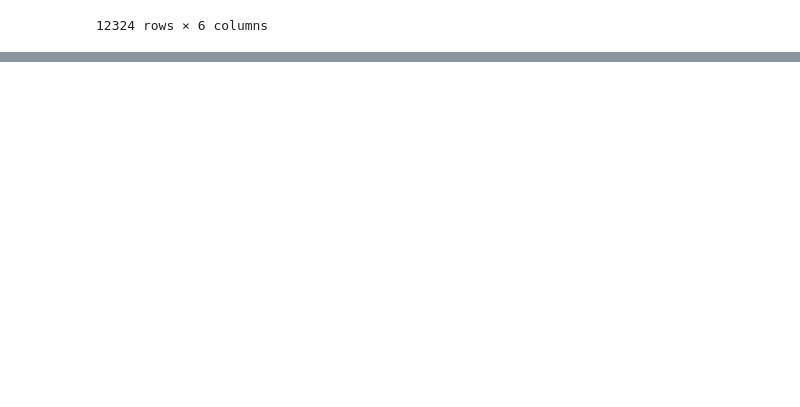
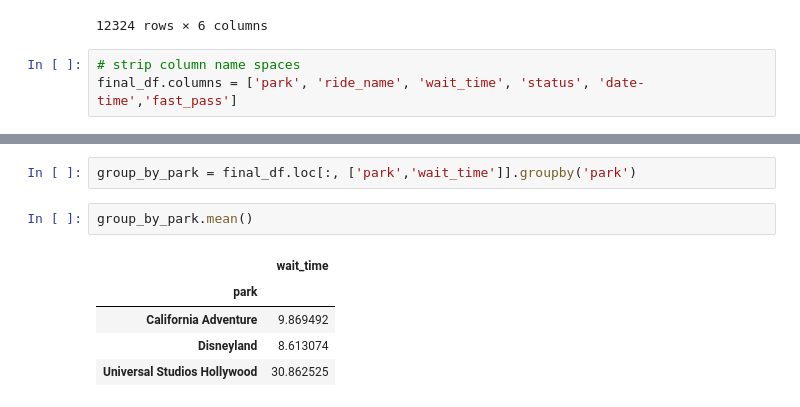
Before and after one commit to bgebhardt/waittimes, a Jupyter notebook: notebooks/waittimes.ipynb, the cells around one changed output, grey strips where cells are left out. Cells and saved outputs as stored; diff of their text form; blank space fills up the shorter version.

```diff
--- a/notebooks/waittimes.ipynb
+++ b/notebooks/waittimes.ipynb
@@ -85,3 +85,6 @@ final_df
 | 85 | Disneyland | Star Wars: Galaxy's Edge | 0.0 | Operating | Fri Jul 19 2019 14:20:02 GMT-0700... | False |
 | 86 | Disneyland | Millennium Falcon: Smugglers Run | 80.0 | Operating | Fri Jul 19 2019 14:20:02 GMT-0700... | False |
 12324 rows × 6 columns
+# %%
+# strip column name spaces
+final_df.columns = ['park', 'ride_name', 'wait_time', 'status', 'date-time','fast_pass']
@@ -87,0 +121,10 @@ final_df
+# %%
+group_by_park = final_df.loc[:, ['park','wait_time']].groupby('park')
+# %%
+group_by_park.mean()
+# %% [output]
+|  | wait_time |
+| park |  |
+| California Adventure | 9.869492 |
+| Disneyland | 8.613074 |
+| Universal Studios Hollywood | 30.862525 |
```
Also changed, not shown: parts of 2 cells of this notebook, 1 other file.
